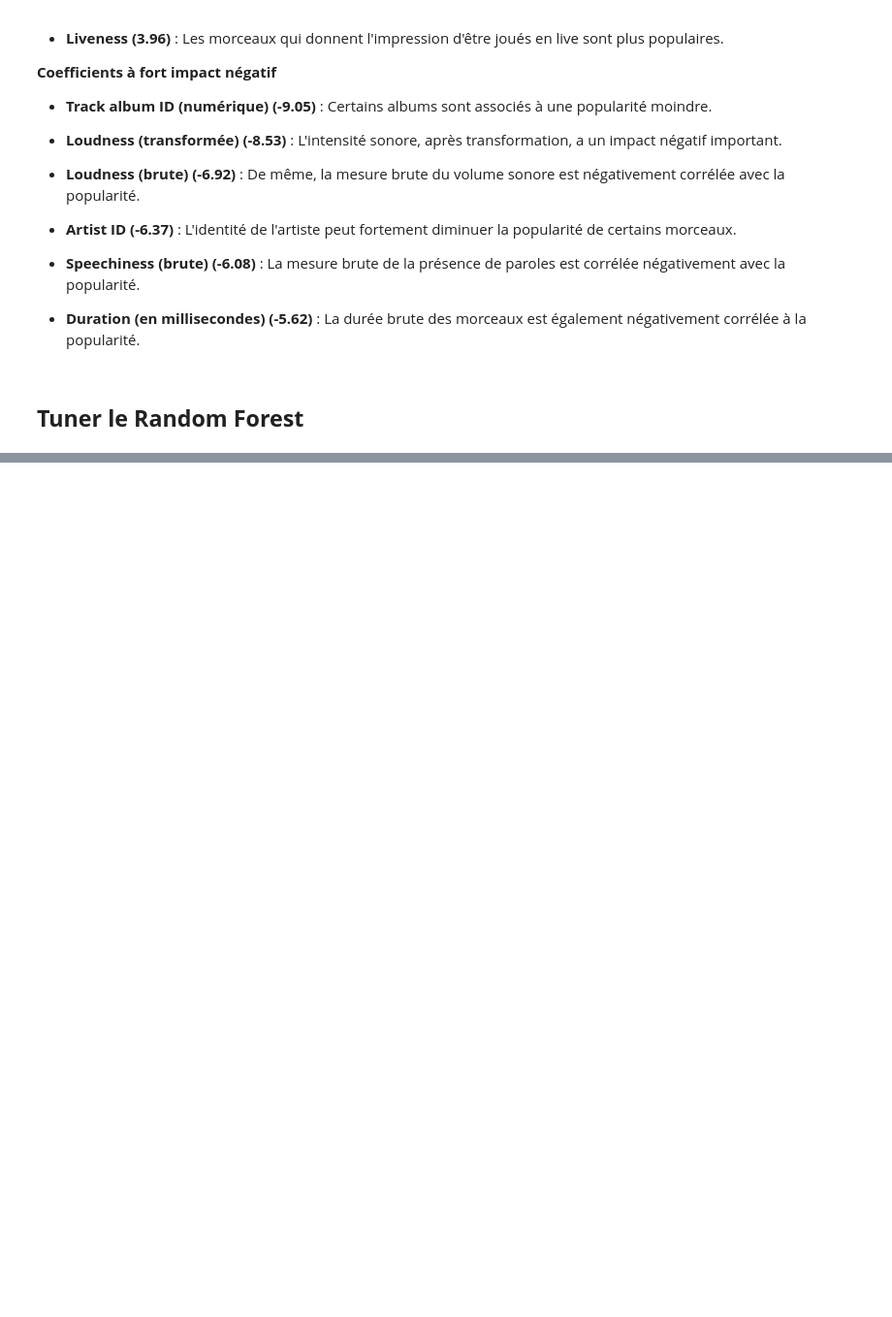
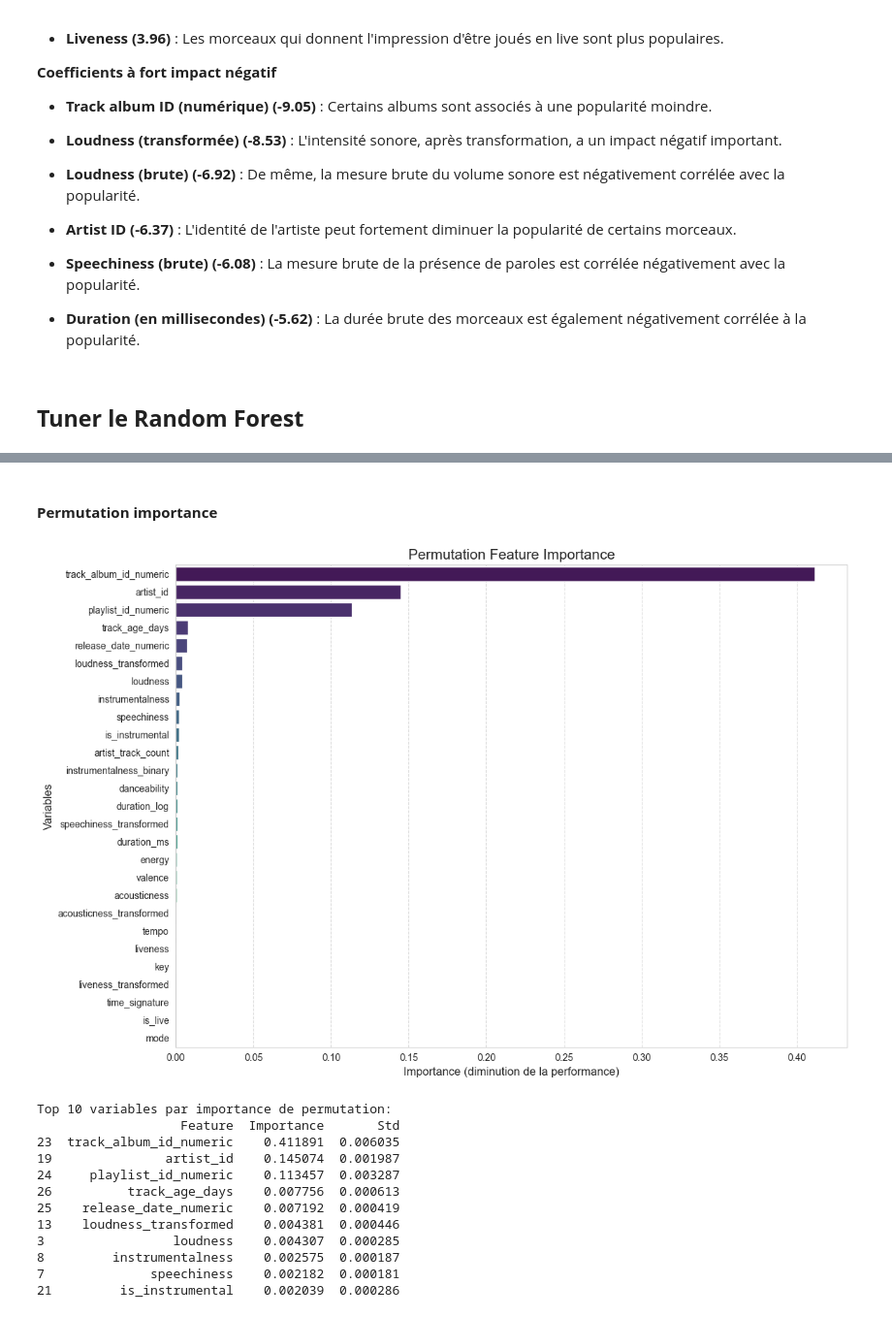
Before and after one commit to NoaLRX/Popular_Songs_Spotify, a Jupyter notebook: notebook.ipynb, the cells around one changed output, grey strips where cells are left out. Shown at 97% size. Cells and saved outputs as stored; diff of their text form; code cells hidden in the pictures; blank space fills up the shorter version.

```diff
--- a/notebook.ipynb
+++ b/notebook.ipynb
@@ -1021,0 +1457,71 @@ print("Meilleurs paramètres (RandomizedSearch) :", random_search.best_params_)
+# %% [markdown]
+#### **Permutation importance**
+# %%
+def plot_permutation_importance(model, X, y, feature_names, n_repeats=10):
+    """Calcule et affiche l'importance des variables par permutation."""
+    # Assurons-nous que X contient uniquement les colonnes spécifiées dans feature_names
+    if hasattr(X, 'loc'):
+        X_subset = X.loc[:, feature_names]
+    else:
+        # Pour les arrays numpy, sélectionner les colonnes par index
+        feature_indices = [list(X.columns).index(feat) for feat in feature_names] if hasattr(X, 'columns') else range(len(feature_names))
+        X_subset = X[:, feature_indices]
+
+    result = permutation_importance(
+        model, X_subset, y, n_repeats=n_repeats, random_state=42, n_jobs=-1
+    )
+    perm_importance_df = pd.DataFrame(
+        {'Feature': feature_names,
+         'Importance': result.importances_mean,
+         'Std': result.importances_std}
+    ).sort_values('Importance', ascending=False)
+
+    plt.figure(figsize=(12, 8))
+    sns.barplot(x='Importance', y='Feature', data=perm_importance_df, palette='viridis')
+    plt.title('Permutation Feature Importance', fontsize=15)
+    plt.xlabel('Importance (diminution de la performance)', fontsize=12)
+    plt.ylabel('Variables', fontsize=12)
+    plt.grid(axis='x', linestyle='--', alpha=0.6)
+    plt.tight_layout()
+    plt.show()
+
+    return perm_importance_df
+
+# Calculer l'importance par permutation pour le RF ultra-restrictif
+from sklearn.inspection import permutation_importance
+
+# Utiliser les données déjà standardisées pour le modèle rf_ultra
+# Créer un sous-ensemble des données avec uniquement les features du modèle
+# Utiliser une méthode compatible avec le type de X_train_scaled
+if isinstance(X_train_scaled, pd.DataFrame):
+    X_subset = X_train_scaled[features_model]
+else:
+    # Si X_train_scaled est un numpy array, convertir features_model en indices
+    feature_indices = [list(X_train_scaled.columns).index(feat) for feat in features_model] if hasattr(X_train_scaled, 'columns') else range(len(features_model))
+    X_subset = X_train_scaled[:, feature_indices]
+
+perm_importance_df = plot_permutation_importance(
+    rf_ultra,
+    X_subset,
+    y_train,
+    feature_names=features_model,
+    n_repeats=10
+)
+
+# Afficher les résultats numériques
+print("Top 10 variables par importance de permutation:")
+print(perm_importance_df.head(10))
+# %% [output]
+[figure, added]
+Top 10 variables par importance de permutation:
+                   Feature  Importance       Std
+23  track_album_id_numeric    0.411891  0.006035
+19               artist_id    0.145074  0.001987
+24     playlist_id_numeric    0.113457  0.003287
+26          track_age_days    0.007756  0.000613
+25    release_date_numeric    0.007192  0.000419
+13    loudness_transformed    0.004381  0.000446
+3                 loudness    0.004307  0.000285
+8         instrumentalness    0.002575  0.000187
+7              speechiness    0.002182  0.000181
+21         is_instrumental    0.002039  0.000286
```
Also changed, not shown: parts of 35 cells of this notebook, 3 other files.
